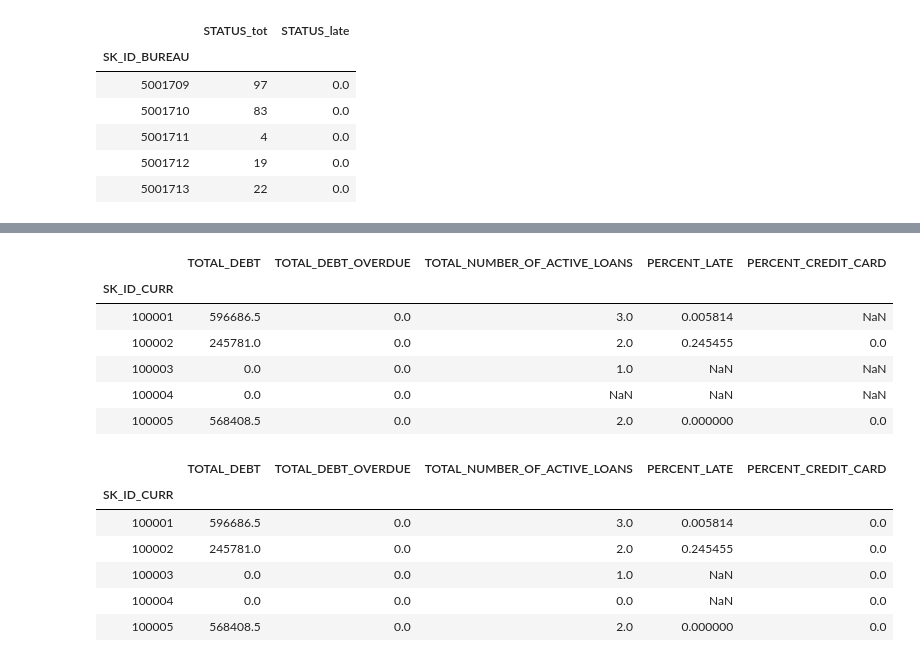
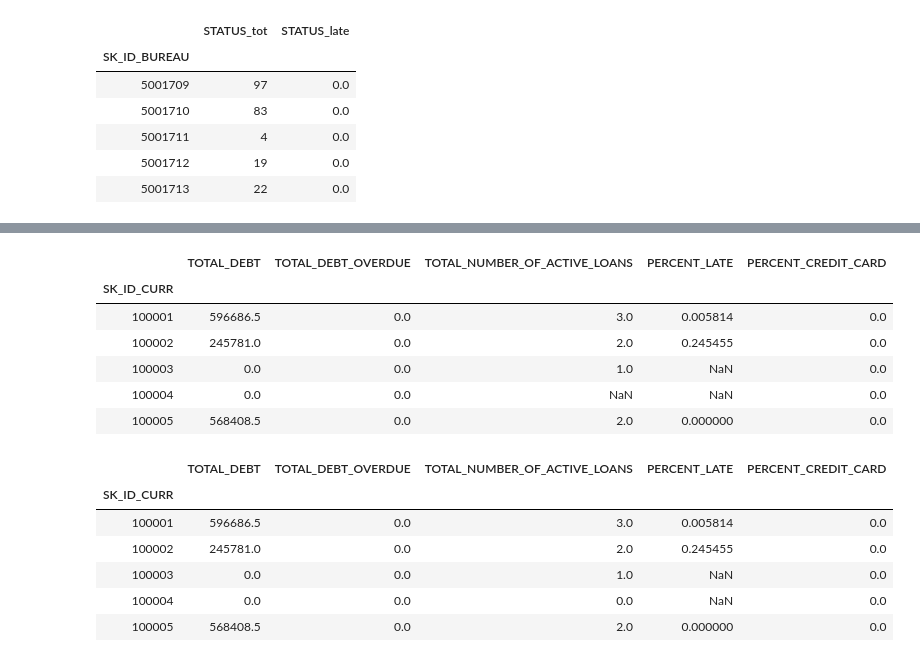
Before and after one commit to kpimparkar/SP20_AML_Project, a Jupyter notebook: Group11_Phase1_Notebook - Copy.ipynb, the cells around one changed output, grey strips where cells are left out. Cells and saved outputs as stored; diff of their text form; code cells hidden in the pictures.

```diff
--- a/Group11_Phase1_Notebook - Copy.ipynb
+++ b/Group11_Phase1_Notebook - Copy.ipynb
@@ -1441,15 +1461,15 @@ bureau_final.drop(['STATUS_tot', 'STATUS_late', 'CREDIT_CARD_DEBT'], axis = 1, i
 # %%
 ## Make the columns headers more descriptive
 
-bureau_final.rename({'AMT_CREDIT_SUM_DEBT': 'TOTAL_DEBT', 'AMT_CREDIT_SUM_OVERDUE': 'TOTAL_DEBT_OVERDUE', 'CREDIT_ACTIVE': 'TOTAL_NUMBER_OF_ACTIVE_LOANS', 'Percent_Late': 'PERCENT_LATE'}, axis = 1, inplace = True)
+bureau_final.rename({'AMT_CREDIT_SUM_DEBT': 'TOTAL_DEBT', 'AMT_CREDIT_SUM_OVERDUE': 'TOTAL_DEBT_OVERDUE', 'TOTAL_ACTIVE_LOANS': 'TOTAL_NUMBER_OF_ACTIVE_LOANS', 'Percent_Late': 'PERCENT_LATE'}, axis = 1, inplace = True)
 bureau_final.head()
 # %% [output]
 |  | TOTAL_DEBT | TOTAL_DEBT_OVERDUE | TOTAL_NUMBER_OF_ACTIVE_LOANS | PERCENT_LATE | PERCENT_CREDIT_CARD |
 | SK_ID_CURR |  |  |  |  |  |
-| 100001 | 596686.5 | 0.0 | 3.0 | 0.005814 | NaN |
+| 100001 | 596686.5 | 0.0 | 3.0 | 0.005814 | 0.0 |
 | 100002 | 245781.0 | 0.0 | 2.0 | 0.245455 | 0.0 |
-| 100003 | 0.0 | 0.0 | 1.0 | NaN | NaN |
-| 100004 | 0.0 | 0.0 | NaN | NaN | NaN |
+| 100003 | 0.0 | 0.0 | 1.0 | NaN | 0.0 |
+| 100004 | 0.0 | 0.0 | NaN | NaN | 0.0 |
 | 100005 | 568408.5 | 0.0 | 2.0 | 0.000000 | 0.0 |
 # %%
 ## fill in Null values for two of the features
```
Also changed, not shown: parts of 3 cells of this notebook.
